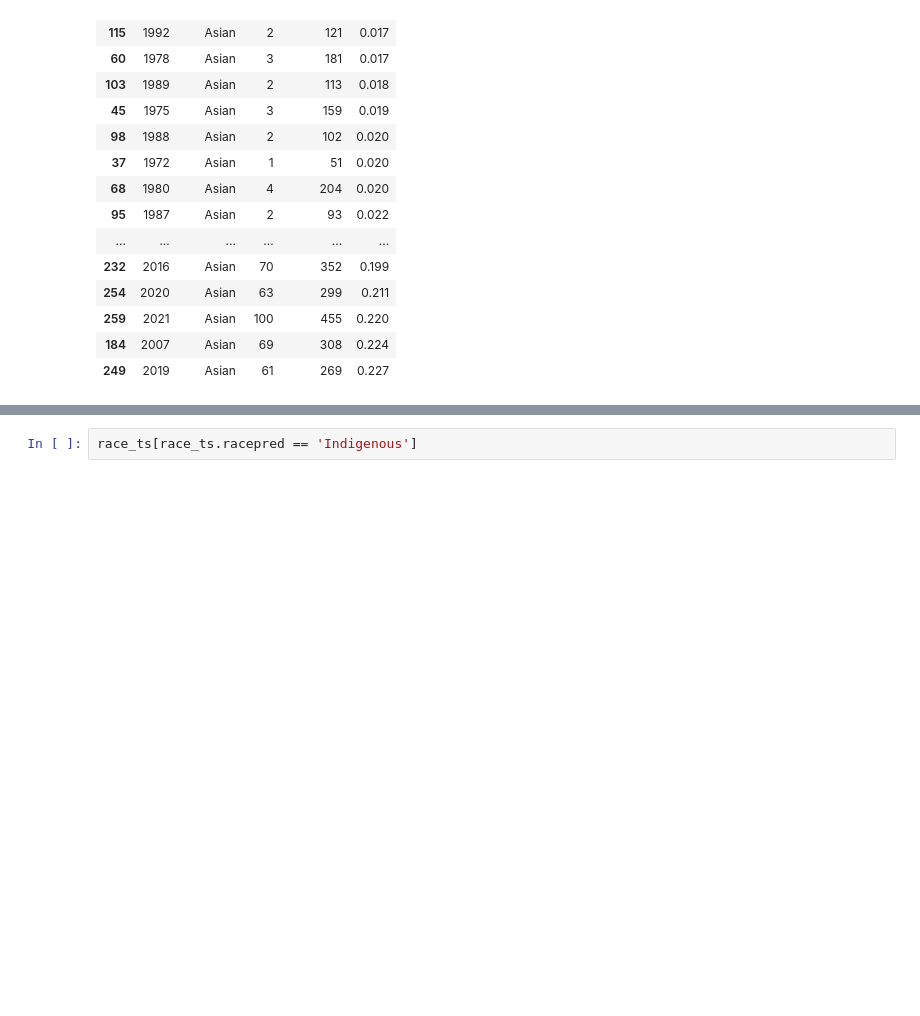
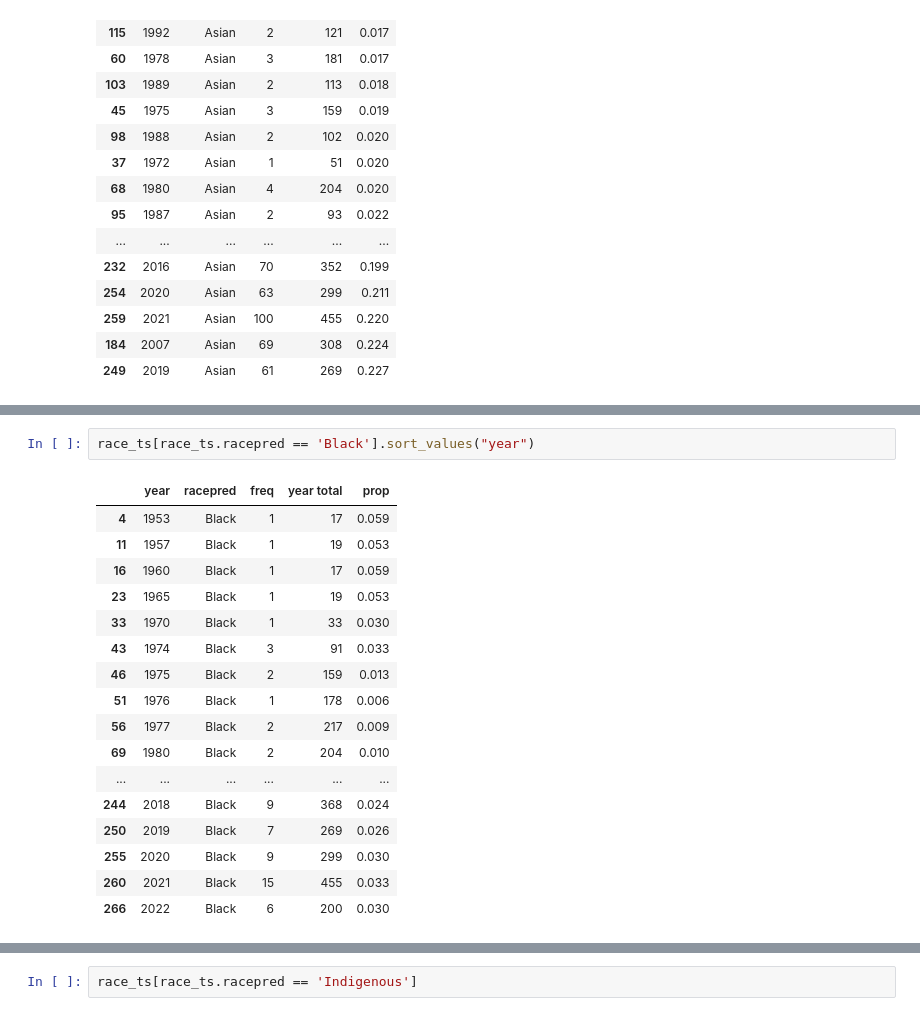
Before and after one commit to hongtaoh/ica_authors, a Jupyter notebook: Analysis_and_Ploting/2022-10-28-Analyze-General-Trends-Race.ipynb, the cells around one changed output, grey strips where cells are left out. Saved outputs shown, nothing was run; the diff lists cells and outputs as text; blank space fills up the shorter version.

```diff
--- a/Analysis_and_Ploting/2022-10-28-Analyze-General-Trends-Race.ipynb
+++ b/Analysis_and_Ploting/2022-10-28-Analyze-General-Trends-Race.ipynb
@@ -499,0 +520,20 @@ race_ts[race_ts.racepred == 'Hispanic'].sort_values("prop")
+# %%
+race_ts[race_ts.racepred == 'Black'].sort_values("year")
+# %% [output]
+|  | year | racepred | freq | year total | prop |
+| 4 | 1953 | Black | 1 | 17 | 0.059 |
+| 11 | 1957 | Black | 1 | 19 | 0.053 |
+| 16 | 1960 | Black | 1 | 17 | 0.059 |
+| 23 | 1965 | Black | 1 | 19 | 0.053 |
+| 33 | 1970 | Black | 1 | 33 | 0.030 |
+| 43 | 1974 | Black | 3 | 91 | 0.033 |
+| 46 | 1975 | Black | 2 | 159 | 0.013 |
+| 51 | 1976 | Black | 1 | 178 | 0.006 |
+| 56 | 1977 | Black | 2 | 217 | 0.009 |
+| 69 | 1980 | Black | 2 | 204 | 0.010 |
+| ... | ... | ... | ... | ... | ... |
+| 244 | 2018 | Black | 9 | 368 | 0.024 |
+| 250 | 2019 | Black | 7 | 269 | 0.026 |
+| 255 | 2020 | Black | 9 | 299 | 0.030 |
+| 260 | 2021 | Black | 15 | 455 | 0.033 |
+| 266 | 2022 | Black | 6 | 200 | 0.030 |
```
Also changed, not shown: parts of 3 cells of this notebook, 3 other files.
